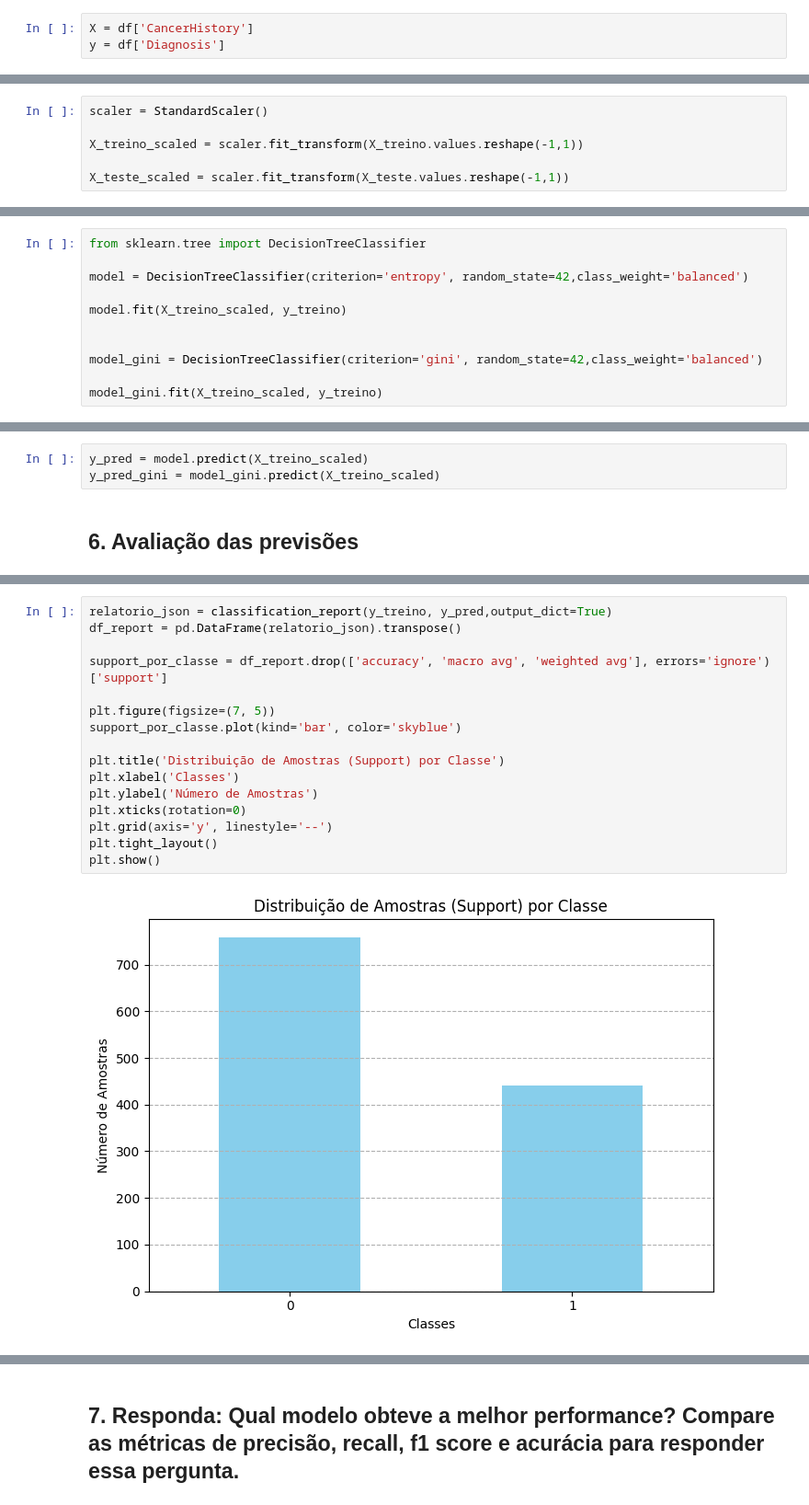
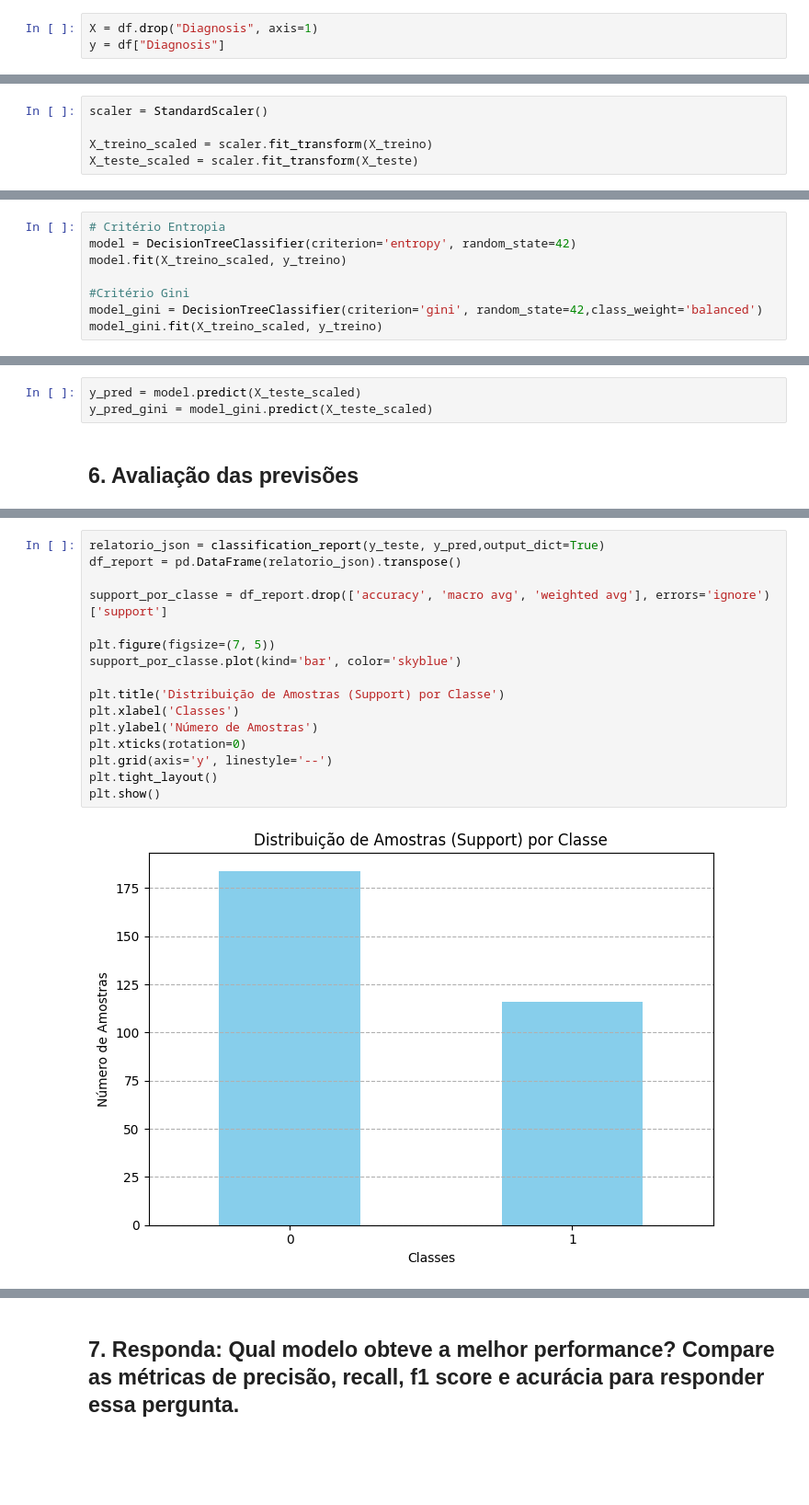
Before and after one commit to anasegatelli/curso-facens-python, a Jupyter notebook: ML/aula 2/ra242901.ipynb, the cells around one changed output, grey strips where cells are left out. Shown at 92% size. Saved outputs shown, nothing was run; the diff lists cells and outputs as text; blank space fills up the shorter version.

```diff
--- a/ML/aula 2/ra242901.ipynb
+++ b/ML/aula 2/ra242901.ipynb
@@ -407,8 +388,8 @@ weighted avg       0.85      0.85      0.85      1200
 # %% [markdown]
 ## 1. Divisão das variáveis em X e y
 # %%
-X = df['CancerHistory']
-y = df['Diagnosis']
+X = df.drop("Diagnosis", axis=1)
+y = df["Diagnosis"]
 # %% [markdown]
 ## 2. Divisão em treino e teste
 # %%
@@ -418,29 +399,25 @@ X_treino, X_teste, y_treino, y_teste = train_test_split(X, y, test_size=0.2, ran
 # %%
 scaler = StandardScaler()
 
-X_treino_scaled = scaler.fit_transform(X_treino.values.reshape(-1,1))
-
-X_teste_scaled = scaler.fit_transform(X_teste.values.reshape(-1,1))
+X_treino_scaled = scaler.fit_transform(X_treino)
+X_teste_scaled = scaler.fit_transform(X_teste)
 # %% [markdown]
 ## 4. Escolha e Treinamento do Modelo
 # %%
-from sklearn.tree import DecisionTreeClassifier
-
-model = DecisionTreeClassifier(criterion='entropy', random_state=42,class_weight='balanced')
-
+# Critério Entropia
+model = DecisionTreeClassifier(criterion='entropy', random_state=42)
 model.fit(X_treino_scaled, y_treino)
 
-
+#Critério Gini
 model_gini = DecisionTreeClassifier(criterion='gini', random_state=42,class_weight='balanced')
-
 model_gini.fit(X_treino_scaled, y_treino)
 # %% [output]
 DecisionTreeClassifier(class_weight='balanced', random_state=42)
 # %% [markdown]
 ## 5. Previsões
 # %%
-y_pred = model.predict(X_treino_scaled)
-y_pred_gini = model_gini.predict(X_treino_scaled)
+y_pred = model.predict(X_teste_scaled)
+y_pred_gini = model_gini.predict(X_teste_scaled)
 # %% [markdown]
 ## 6. Avaliação das previsões
 # %%
@@ -485,18 +463,18 @@ weighted avg       0.75      0.73      0.69      1200
 # %%
-relatorio_json = classification_report(y_treino, y_pred,output_dict=True)
+relatorio_json = classification_report(y_teste, y_pred,output_dict=True)
 df_report = pd.DataFrame(relatorio_json).transpose()
 
 support_por_classe = df_report.drop(['accuracy', 'macro avg', 'weighted avg'], errors='ignore')['support']
 
 plt.figure(figsize=(7, 5))
 support_por_classe.plot(kind='bar', color='skyblue')
 
 plt.title('Distribuição de Amostras (Support) por Classe')
 plt.xlabel('Classes')
 plt.ylabel('Número de Amostras')
 plt.xticks(rotation=0)
 plt.grid(axis='y', linestyle='--')
 plt.tight_layout()
 plt.show()
 # %% [output]
-[figure, old version]
+[figure, new version]
```
Also changed, not shown: parts of 15 cells of this notebook.
